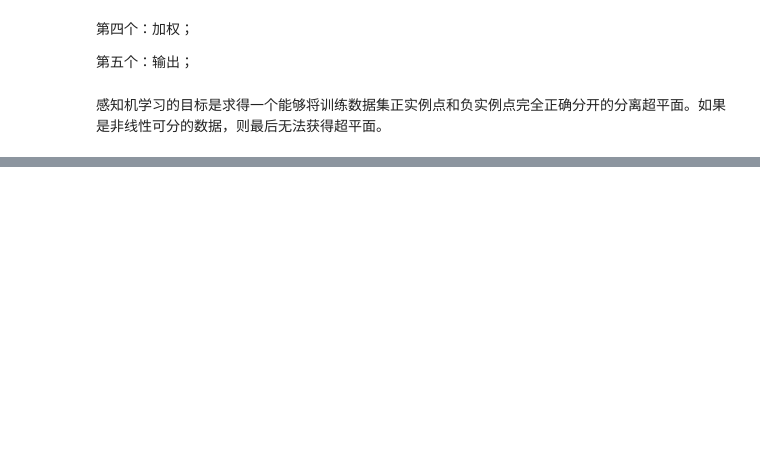
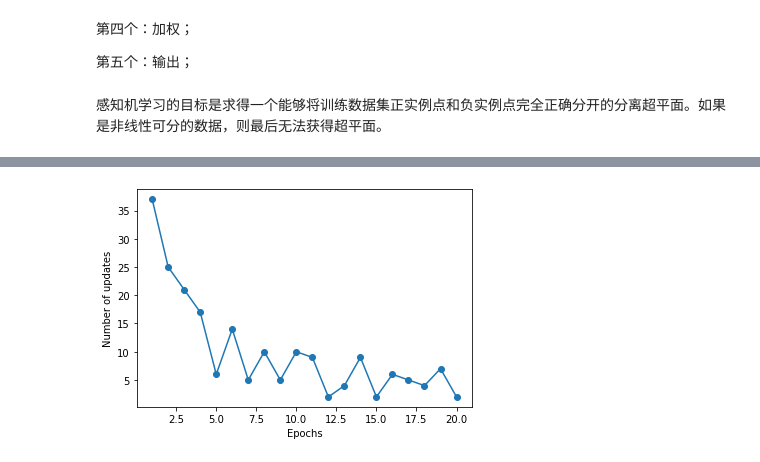
Before and after one commit to chenwenshuo0308/Perceptron, a Jupyter notebook: perceptron.ipynb, the cells around one changed output, grey strips where cells are left out. Cells and saved outputs as stored; diff of their text form; code cells hidden in the pictures; blank space fills up the shorter version.

```diff
--- a/perceptron.ipynb
+++ b/perceptron.ipynb
@@ -17,0 +183,8 @@
+# %%
+#出图看一眼错误数目
+plt.plot(range(1, len(perceptron.errors_) + 1), perceptron.errors_, marker='o')
+plt.xlabel('Epochs')
+plt.ylabel('Number of updates')
+plt.show()
+# %% [output]
+[figure, added]
```
Also changed, not shown: parts of 18 cells of this notebook.
